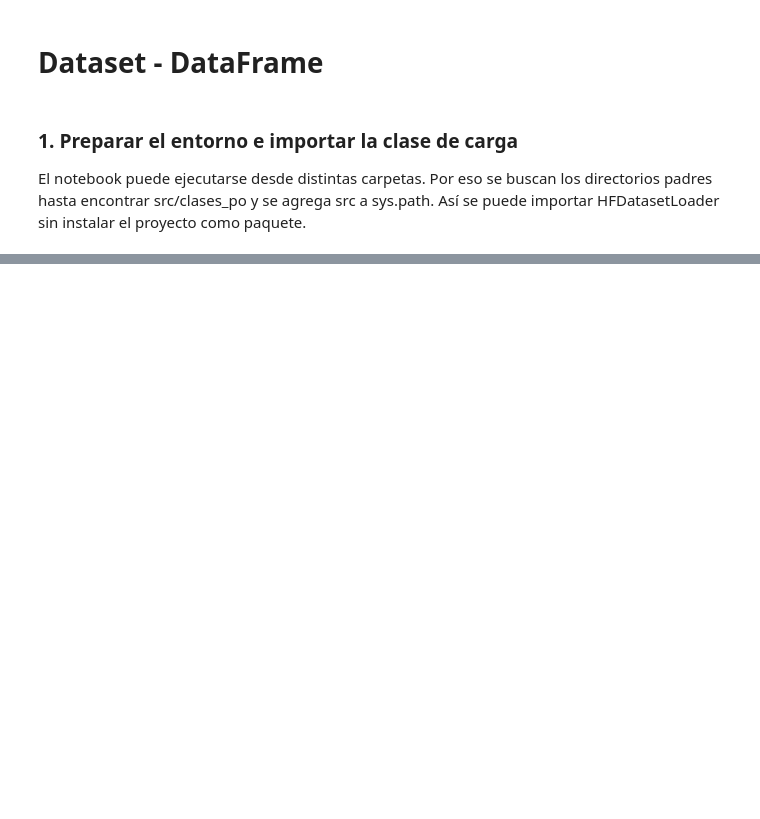
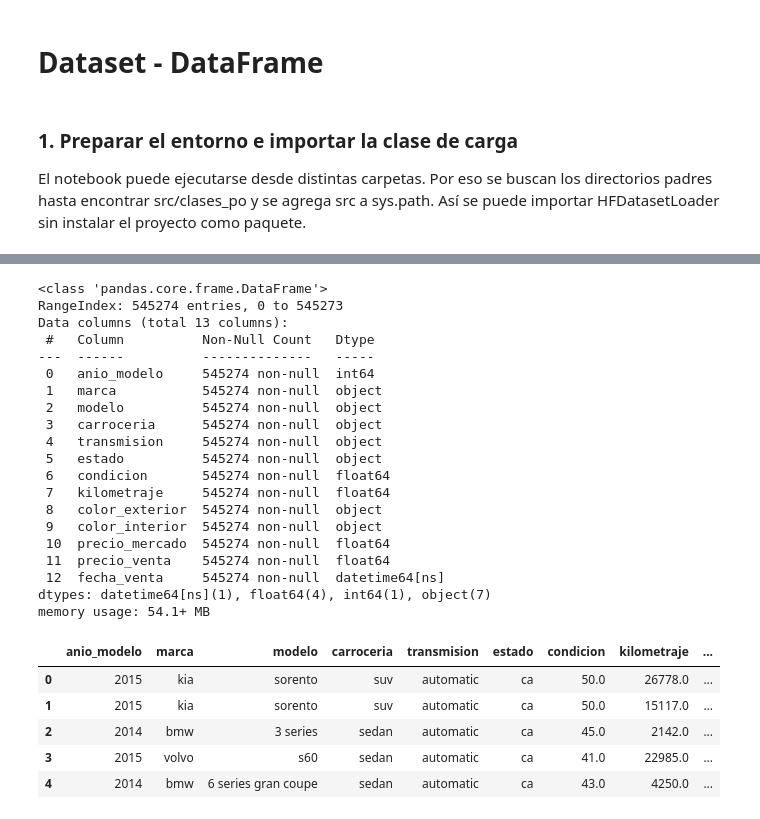
Before and after one commit to chonto329/Machine-Learning-, a Jupyter notebook: src/carga_datos/EA3_Transformacion_Enriquecimiento.ipynb, the cells around one changed output, grey strips where cells are left out. Cells and saved outputs as stored; diff of their text form; code cells hidden in the pictures; blank space fills up the shorter version.

```diff
--- a/src/carga_datos/EA3_Transformacion_Enriquecimiento.ipynb
+++ b/src/carga_datos/EA3_Transformacion_Enriquecimiento.ipynb
@@ -192,0 +113,5 @@ nulos_finales = df_prepared.isnull().sum().to_dict()
+# %%
+colores = ["color_exterior", "color_interior"]
+df[colores] = df[colores].replace("—", np.nan)
+
+df.isna().sum()[lambda s: s > 0]
@@ -192,0 +137,9 @@ nulos_finales = df_prepared.isnull().sum().to_dict()
+# %%
+df = df.dropna(subset=["marca", "modelo", "carroceria", "millas", "precio_mercado", "precio_venta"])
+df[["transmision", *colores]] = df[["transmision", *colores]].fillna("unknown")
+df["condicion"] = df["condicion"].fillna(df["condicion"].median())
+
+df = df.drop_duplicates(subset=["vin", "fecha_venta"])
+df = df[(df["millas"] < 999_999) & (df["precio_venta"] >= 100)]
+
+df.shape
@@ -192,0 +153,22 @@ nulos_finales = df_prepared.isnull().sum().to_dict()
+# %%
+categoricas = ["marca", "modelo", "carroceria", "transmision", "estado", *colores]
+df[categoricas] = df[categoricas].apply(lambda s: s.str.strip().str.lower())
+
+df["marca"] = df["marca"].replace({
+    "chev truck": "chevrolet",
+    "dodge tk": "dodge",
+    "ford tk": "ford",
+    "ford truck": "ford",
+    "gmc truck": "gmc",
+    "hyundai tk": "hyundai",
+    "mazda tk": "mazda",
+    "landrover": "land rover",
+    "mercedes": "mercedes-benz",
+    "mercedes-b": "mercedes-benz",
+    "vw": "volkswagen",
+})
+
+df["millas"] = (df["millas"] * 1.60934).round()
+df = df.rename(columns={"millas": "kilometraje"})
+
+df[categoricas].nunique()
@@ -192,0 +192,32 @@ nulos_finales = df_prepared.isnull().sum().to_dict()
+# %%
+df = df.drop(columns=["vin", "version", "vendedor"]).reset_index(drop=True)
+
+df.info()
+df.head()
+# %% [output]
+<class 'pandas.core.frame.DataFrame'>
+RangeIndex: 545274 entries, 0 to 545273
+Data columns (total 13 columns):
+ #   Column          Non-Null Count   Dtype
+---  ------          --------------   -----
+ 0   anio_modelo     545274 non-null  int64
+ 1   marca           545274 non-null  object
+ 2   modelo          545274 non-null  object
+ 3   carroceria      545274 non-null  object
+ 4   transmision     545274 non-null  object
+ 5   estado          545274 non-null  object
+ 6   condicion       545274 non-null  float64
+ 7   kilometraje     545274 non-null  float64
+ 8   color_exterior  545274 non-null  object
+ 9   color_interior  545274 non-null  object
+ 10  precio_mercado  545274 non-null  float64
+ 11  precio_venta    545274 non-null  float64
+ 12  fecha_venta     545274 non-null  datetime64[ns]
+dtypes: datetime64[ns](1), float64(4), int64(1), object(7)
+memory usage: 54.1+ MB
+|  | anio_modelo | marca | modelo | carroceria | transmision | estado | condicion | kilometraje | ... |
+| 0 | 2015 | kia | sorento | suv | automatic | ca | 50.0 | 26778.0 | ... |
+| 1 | 2015 | kia | sorento | suv | automatic | ca | 50.0 | 15117.0 | ... |
+| 2 | 2014 | bmw | 3 series | sedan | automatic | ca | 45.0 | 2142.0 | ... |
+| 3 | 2015 | volvo | s60 | sedan | automatic | ca | 41.0 | 22985.0 | ... |
+| 4 | 2014 | bmw | 6 series gran coupe | sedan | automatic | ca | 43.0 | 4250.0 | ... |
```
Also changed, not shown: parts of 52 cells of this notebook.
